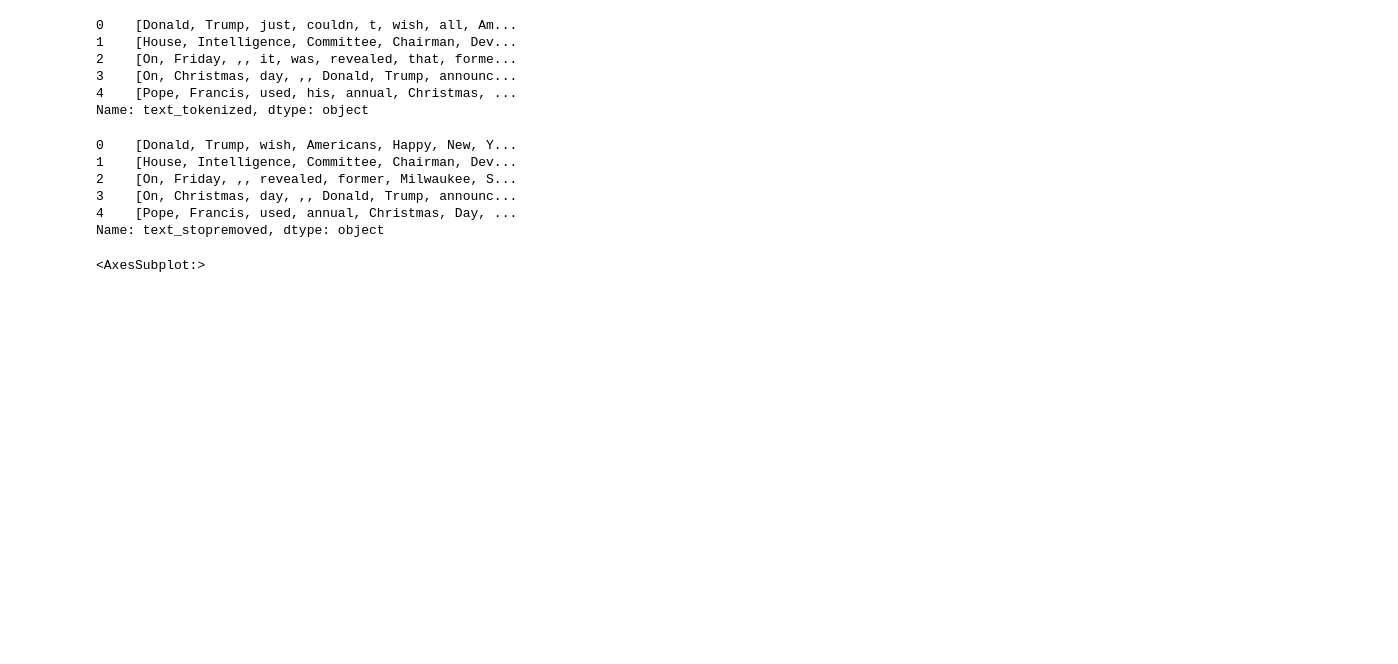
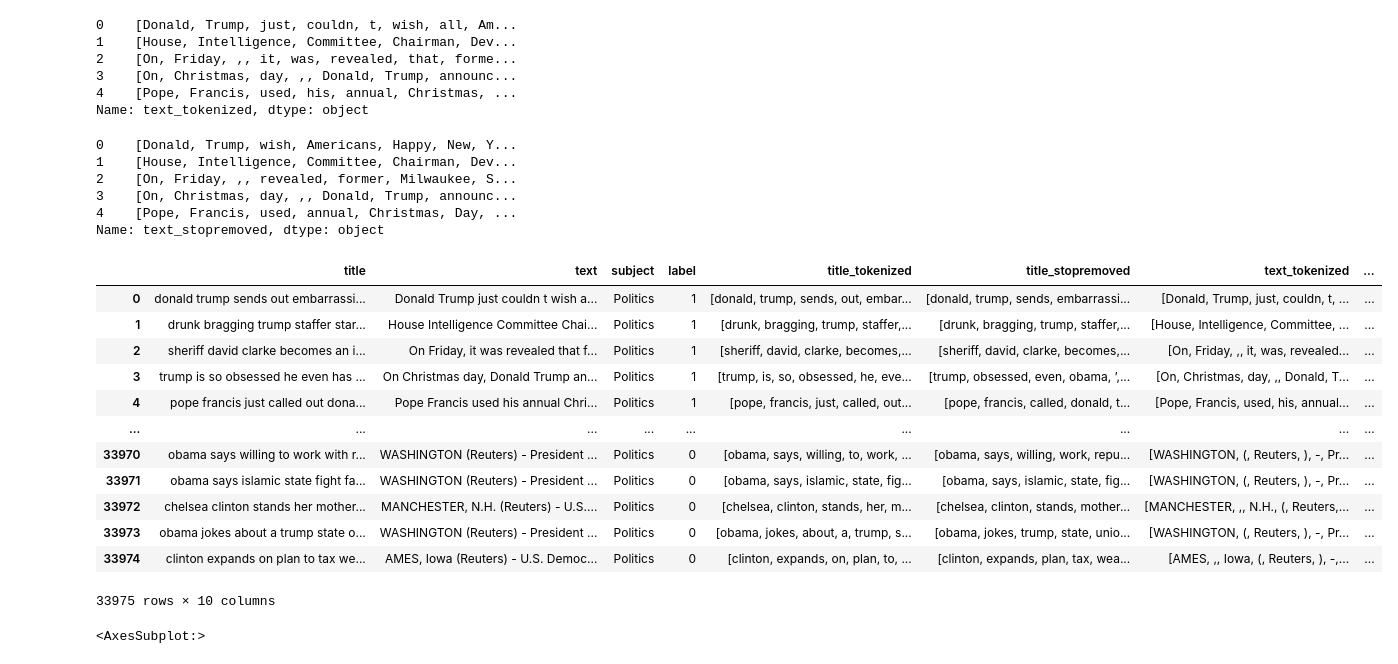
Before and after one commit to NoraYounes/Fake_News_Detection, a Jupyter notebook: NLP_draft.ipynb, the cells around one changed output. Saved outputs shown, nothing was run; the diff lists cells and outputs as text; code cells hidden in the pictures; blank space fills up the shorter version.

```diff
--- a/NLP_draft.ipynb
+++ b/NLP_draft.ipynb
@@ -51,4 +51,4 @@ Name: title_stopremoved, dtype: object
 # df['title_POS'] = pos_tag(word_tokenize(df['title']))
 # %%
 title_wordcount = df['title_stopremoved'].apply(len)
-title_wordcount
+df['title_wordcount'] = title_wordcount
@@ -129,6 +116,22 @@ df['text_stopremoved'].head()
 Name: text_stopremoved, dtype: object
 # %%
 text_wordcount= df['text_stopremoved'].apply(len)
+df['text_wordcount']=text_wordcount
+df
+# %% [output]
+|  | title | text | subject | label | title_tokenized | title_stopremoved | text_tokenized | ... |
+| 0 | donald trump sends out embarrassi... | Donald Trump just couldn t wish a... | Politics | 1 | [donald, trump, sends, out, embar... | [donald, trump, sends, embarrassi... | [Donald, Trump, just, couldn, t, ... | ... |
+| 1 | drunk bragging trump staffer star... | House Intelligence Committee Chai... | Politics | 1 | [drunk, bragging, trump, staffer,... | [drunk, bragging, trump, staffer,... | [House, Intelligence, Committee, ... | ... |
+| 2 | sheriff david clarke becomes an i... | On Friday, it was revealed that f... | Politics | 1 | [sheriff, david, clarke, becomes,... | [sheriff, david, clarke, becomes,... | [On, Friday, ,, it, was, revealed... | ... |
+| 3 | trump is so obsessed he even has ... | On Christmas day, Donald Trump an... | Politics | 1 | [trump, is, so, obsessed, he, eve... | [trump, obsessed, even, obama, ’,... | [On, Christmas, day, ,, Donald, T... | ... |
+| 4 | pope francis just called out dona... | Pope Francis used his annual Chri... | Politics | 1 | [pope, francis, just, called, out... | [pope, francis, called, donald, t... | [Pope, Francis, used, his, annual... | ... |
+| ... | ... | ... | ... | ... | ... | ... | ... | ... |
+| 33970 | obama says willing to work with r... | WASHINGTON (Reuters) - President ... | Politics | 0 | [obama, says, willing, to, work, ... | [obama, says, willing, work, repu... | [WASHINGTON, (, Reuters, ), -, Pr... | ... |
+| 33971 | obama says islamic state fight fa... | WASHINGTON (Reuters) - President ... | Politics | 0 | [obama, says, islamic, state, fig... | [obama, says, islamic, state, fig... | [WASHINGTON, (, Reuters, ), -, Pr... | ... |
+| 33972 | chelsea clinton stands her mother... | MANCHESTER, N.H. (Reuters) - U.S.... | Politics | 0 | [chelsea, clinton, stands, her, m... | [chelsea, clinton, stands, mother... | [MANCHESTER, ,, N.H., (, Reuters,... | ... |
+| 33973 | obama jokes about a trump state o... | WASHINGTON (Reuters) - President ... | Politics | 0 | [obama, jokes, about, a, trump, s... | [obama, jokes, trump, state, unio... | [WASHINGTON, (, Reuters, ), -, Pr... | ... |
+| 33974 | clinton expands on plan to tax we... | AMES, Iowa (Reuters) - U.S. Democ... | Politics | 0 | [clinton, expands, on, plan, to, ... | [clinton, expands, plan, tax, wea... | [AMES, ,, Iowa, (, Reuters, ), -,... | ... |
+33975 rows × 10 columns
 # %%
 pd.Series(text_wordcount).hist(bins = 1000,color='blue')
 # %% [output]
```
Also changed, not shown: parts of 10 cells of this notebook.
